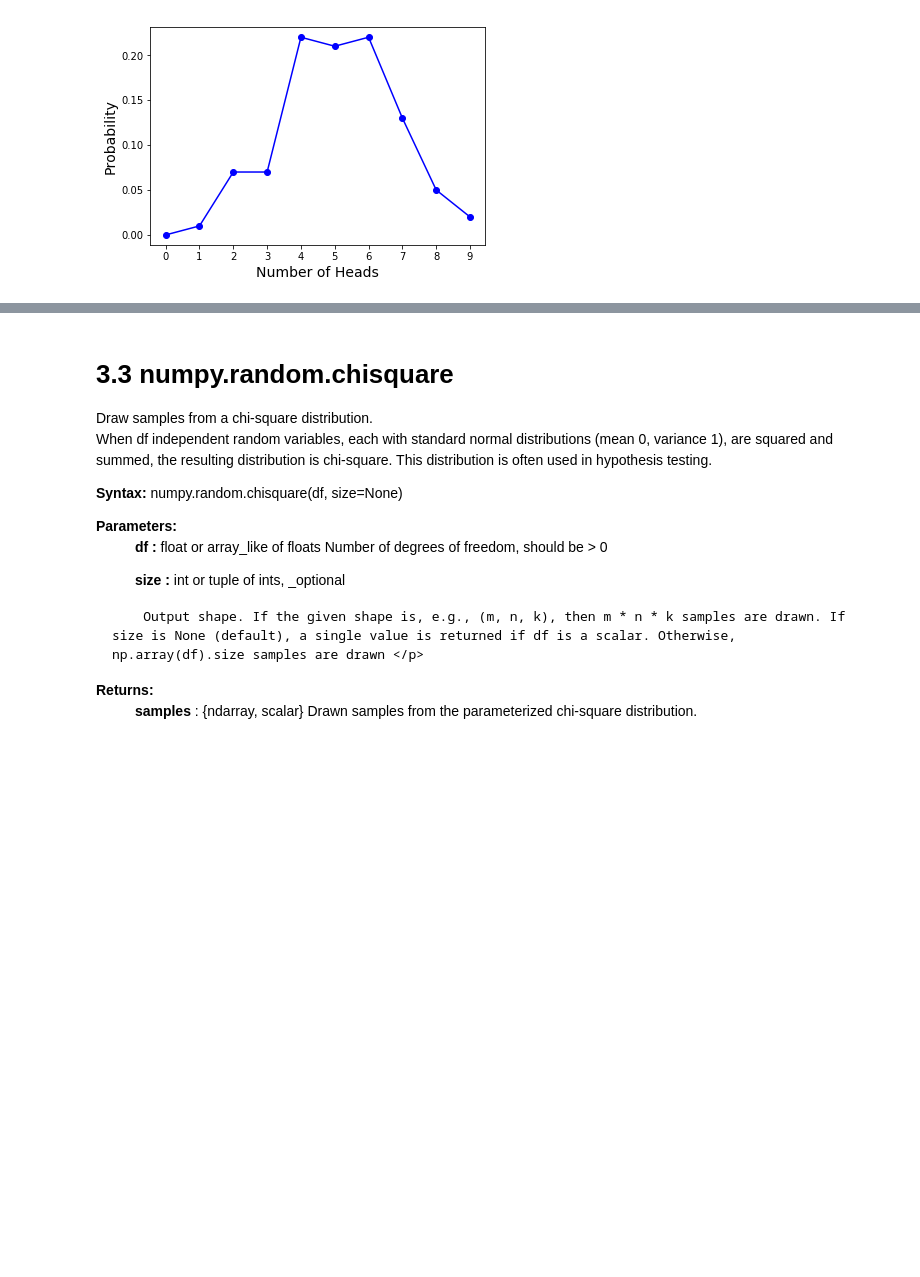
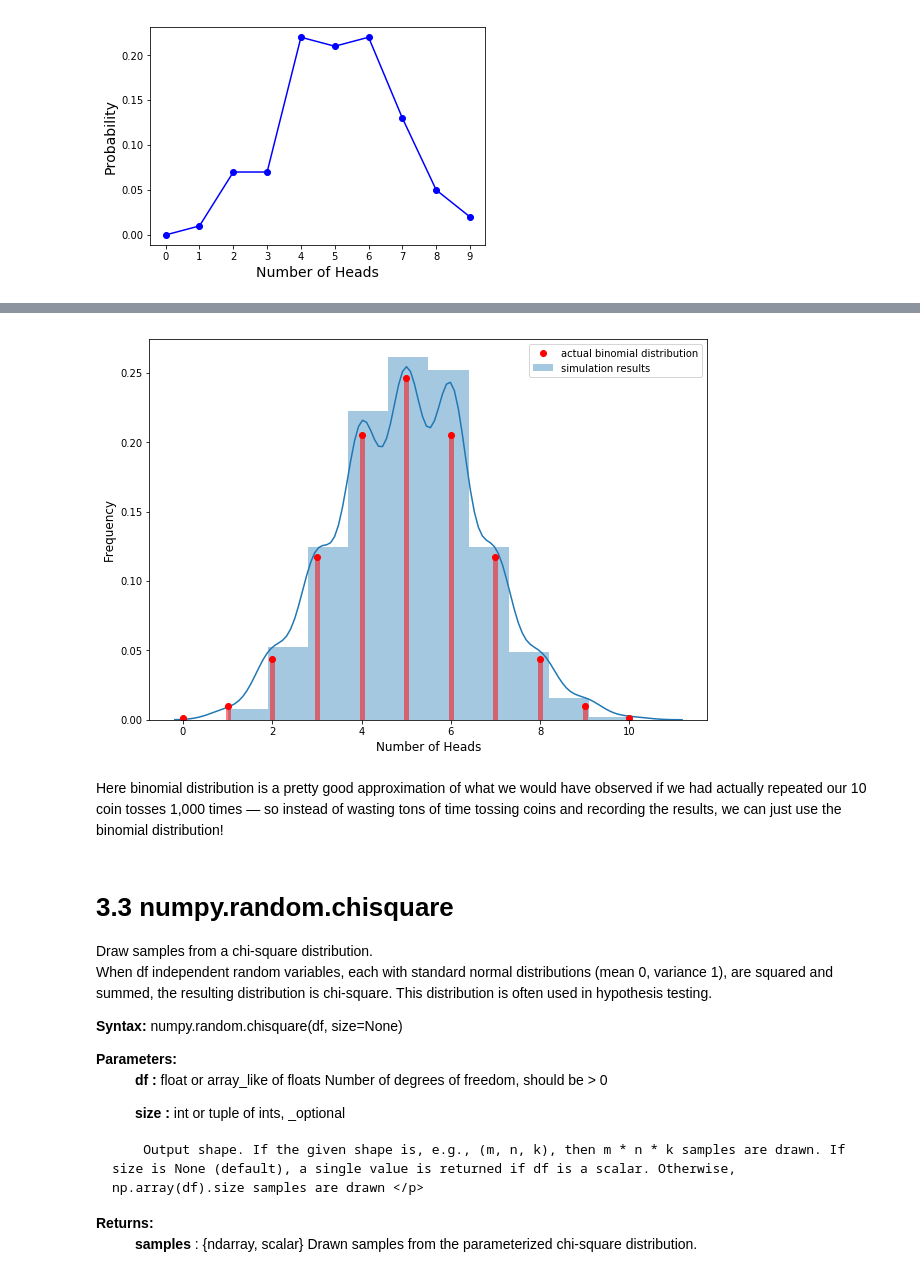
Before and after one commit to Freeha-S/numpy-random, a Jupyter notebook: numpy-random.ipynb, the cells around one changed output, grey strips where cells are left out. Cells and saved outputs as stored; diff of their text form; code cells hidden in the pictures; blank space fills up the shorter version.

```diff
--- a/numpy-random.ipynb
+++ b/numpy-random.ipynb
@@ -404,3 +460,24 @@ plt.show()
+# %%
+# no of trials 10
+#fair coin so probability is 50%
+# repeat the experiment 1000 times
+
+heads = np.random.binomial(10,0.5,1000)
+fig, ax = plt.subplots(figsize=(10,7))
+ax = sns.distplot(heads, bins=10, label='simulation results')
+ax.set_xlabel("Number of Heads",fontsize=12)
+ax.set_ylabel("Frequency",fontsize=12)
+# Plot the actual binomial distribution as a sanity check
+from scipy import stats
+x = range(0,11)
+ax.plot(x, binom.pmf(x, 10, 0.5), 'ro', label='actual binomial distribution')
+ax.vlines(x, 0, binom.pmf(x, 10, 0.5), colors='r', lw=5, alpha=0.5)
+plt.legend()
+plt.show()
+# %% [output]
+[figure, added]
+# %% [markdown]
+Here binomial distribution is a pretty good approximation of what we would have observed if we had actually repeated our 10 coin tosses 1,000 times — so instead of wasting tons of time tossing coins and recording the results, we can just use the binomial distribution!
 # %% [markdown]
 # 3.3 numpy.random.chisquare
 
```
Also changed, not shown: parts of 47 cells of this notebook, 1 other file.
